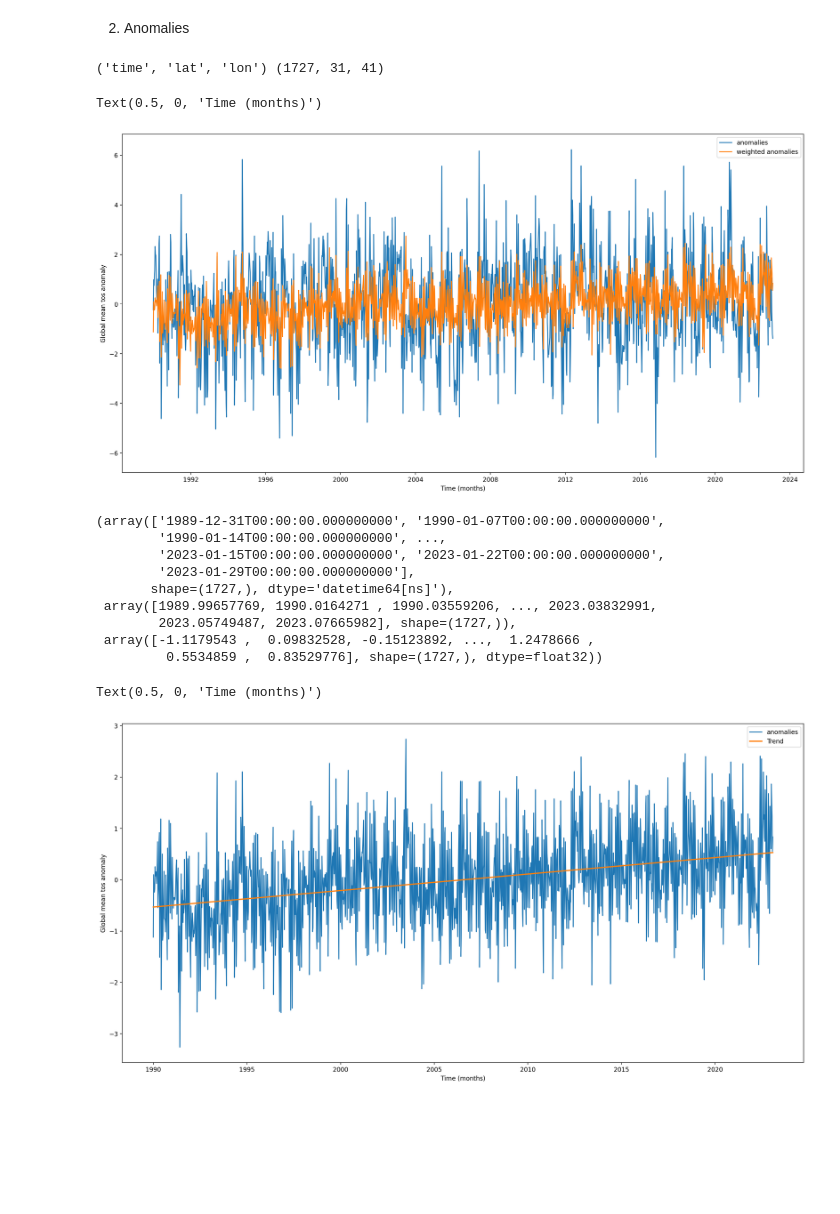
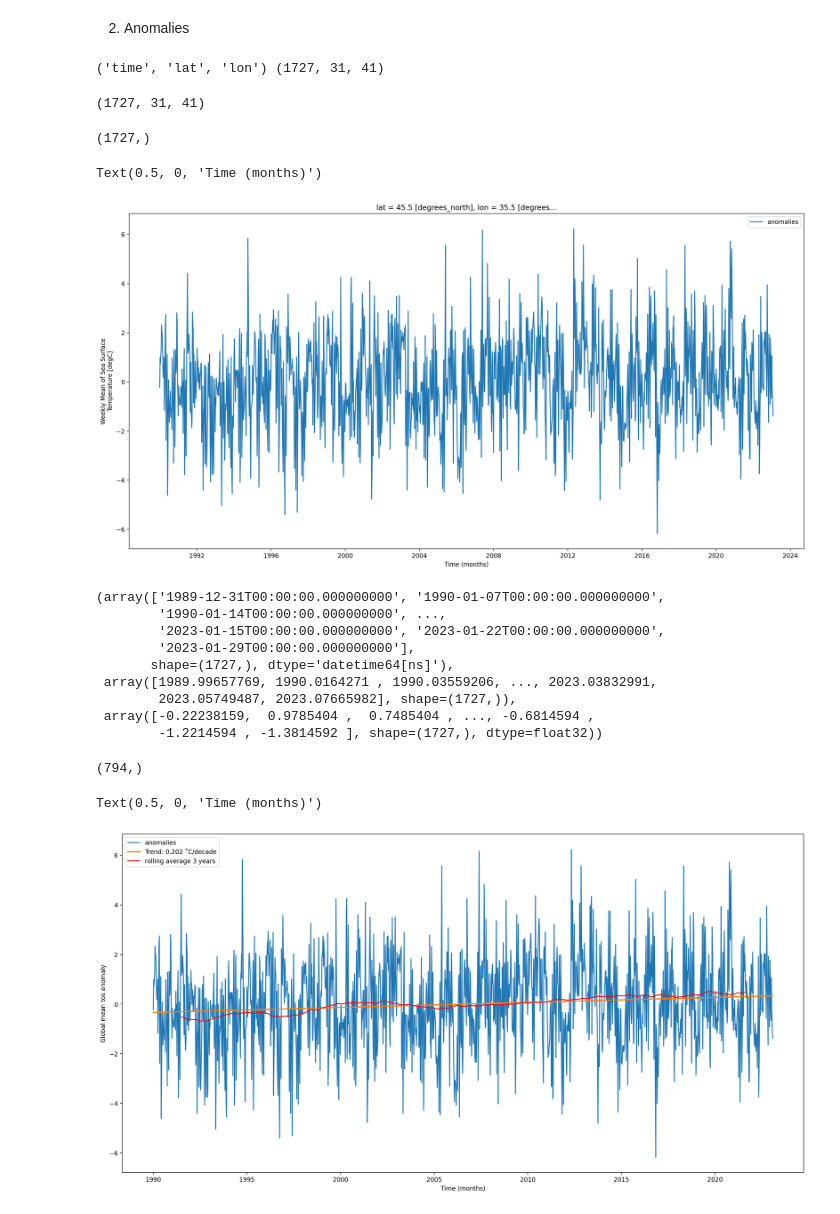
Before and after one commit to lucieDLE/MHW-Detection, a Jupyter notebook: src/notebook/analysis_mediteranean.ipynb, the cells around one changed output. Saved outputs shown, nothing was run; the diff lists cells and outputs as text; code cells hidden in the pictures; blank space fills up the shorter version.

```diff
--- a/src/notebook/analysis_mediteranean.ipynb
+++ b/src/notebook/analysis_mediteranean.ipynb
@@ -116,36 +101,41 @@ tos_std.mean(dim='month').plot()
 # %% [markdown]
 2. Anomalies
 # %%
-# anomalies:
+# anomalies: (seasonal cycle removed)
 tos_anom = sst_gb - tos_clim
 print(tos_anom.dims, tos_anom.shape)
+tos_anom.shape
 # %% [output]
 ('time', 'lat', 'lon') (1727, 31, 41)
+(1727, 31, 41)
 # %%
 # User click on one point on the map which selects coordinates. (to build)
 sel_lat_idx, sel_lon_idx = 45, 35
 # %%
 # step 2.1: Trend over years
 plt.figure(figsize=(20,10))
-tos_anom.sel(lon=sel_lon_idx, lat=sel_lat_idx, method="nearest").plot()
+tos_anom_selected = tos_anom.sel(lon=sel_lon_idx, lat=sel_lat_idx, method="nearest")
+tos_anom_selected.plot()
+print(tos_anom_selected.shape)
 
-# RAW Data
-weighted_anom = tos_anom.mean(dim=["lat", "lon"])
-weighted_anom.plot()
+# weighted mean anomaly in region
+# weighted_anom = tos_anom.mean(dim=["lat", "lon"])
+# print(weighted_anom.shape)
+# weighted_anom.plot()
 
-plt.legend(["anomalies", "weighted anomalies"])
-plt.ylabel("Global mean tos anomaly")
+plt.legend(["anomalies"])
 plt.xlabel("Time (months)")
 # %% [output]
-Text(0.5, 0, 'Time (months)')
+(1727,)
+Text(0.5, 0, 'Time (months)')
-[figure, old version]
+[figure, new version]
 # %%
 # Linear regression (and others) don’t care about “dates”, need to change to meaningful scale
 # standard is to convert time to decimal years
 # %%
-time_standardized = weighted_anom.time.dt.year + (weighted_anom.time.dt.dayofyear - 1) / 365.25
+time_standardized = tos_anom_selected.time.dt.year + (tos_anom_selected.time.dt.dayofyear - 1) / 365.25
 
-weighted_anom.time.values, time_standardized.values, weighted_anom.values
+tos_anom_selected.time.values, time_standardized.values, tos_anom_selected.values
 # %% [output]
 (array(['1989-12-31T00:00:00.000000000', '1990-01-07T00:00:00.000000000',
         '1990-01-14T00:00:00.000000000', ...,
@@ -154,5 +144,5 @@ weighted_anom.time.values, time_standardized.values, weighted_anom.values
        shape=(1727,), dtype='datetime64[ns]'),
  array([1989.99657769, 1990.0164271 , 1990.03559206, ..., 2023.03832991,
         2023.05749487, 2023.07665982], shape=(1727,)),
- array([-1.1179543 ,  0.09832528, -0.15123892, ...,  1.2478666 ,
-         0.5534859 ,  0.83529776], shape=(1727,), dtype=float32))
+ array([-0.22238159,  0.9785404 ,  0.7485404 , ..., -0.6814594 ,
+        -1.2214594 , -1.3814592 ], shape=(1727,), dtype=float32))
@@ -158,0 +152,5 @@ weighted_anom.time.values, time_standardized.values, weighted_anom.values
+# %%
+y_month = np.arange(1990, 2023+1/sme_step, step=1/sme_step)
+print(y_month.shape)
+# %% [output]
+(794,)
@@ -159,17 +160,19 @@ weighted_anom.time.values, time_standardized.values, weighted_anom.values
 # %%
 # a. OLS
 X = np.array(anom_time_standardized.values).reshape(-1,1)
-y = np.array(weighted_anom.values).reshape(-1,1)
+y = np.array(tos_anom_selected.values).reshape(-1,1)
+
 
 reg = LinearRegression().fit(X, y)
-
+trend = np.round(reg.coef_[0,0] *10,3) # celcius / decade # ##for " ˚ " -> option + K
 plt.figure(figsize=(20,10))
 plt.plot(X,y)
 plt.plot(X, reg.predict(X), linewidth=2)
+plt.plot(y_month,rolling_year_avg, 'r')
 
-plt.legend(["anomalies", "Trend"])
+plt.legend(["anomalies", f"Trend: {trend} ˚C/decade", f"rolling average {rolling_year_num} years"])
 plt.ylabel("Global mean tos anomaly")
 plt.xlabel("Time (months)")
 # %% [output]
 Text(0.5, 0, 'Time (months)')
-[figure, old version]
+[figure, new version]
```
Also changed, not shown: parts of 13 cells of this notebook.
